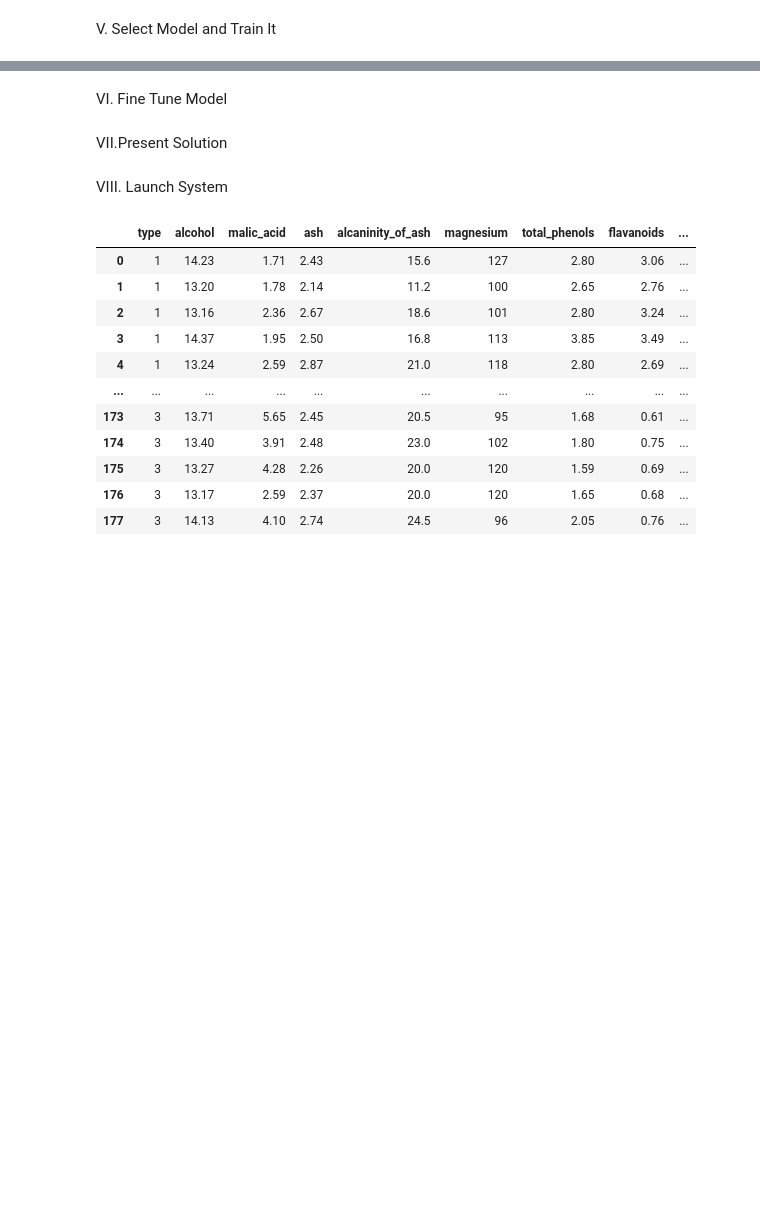
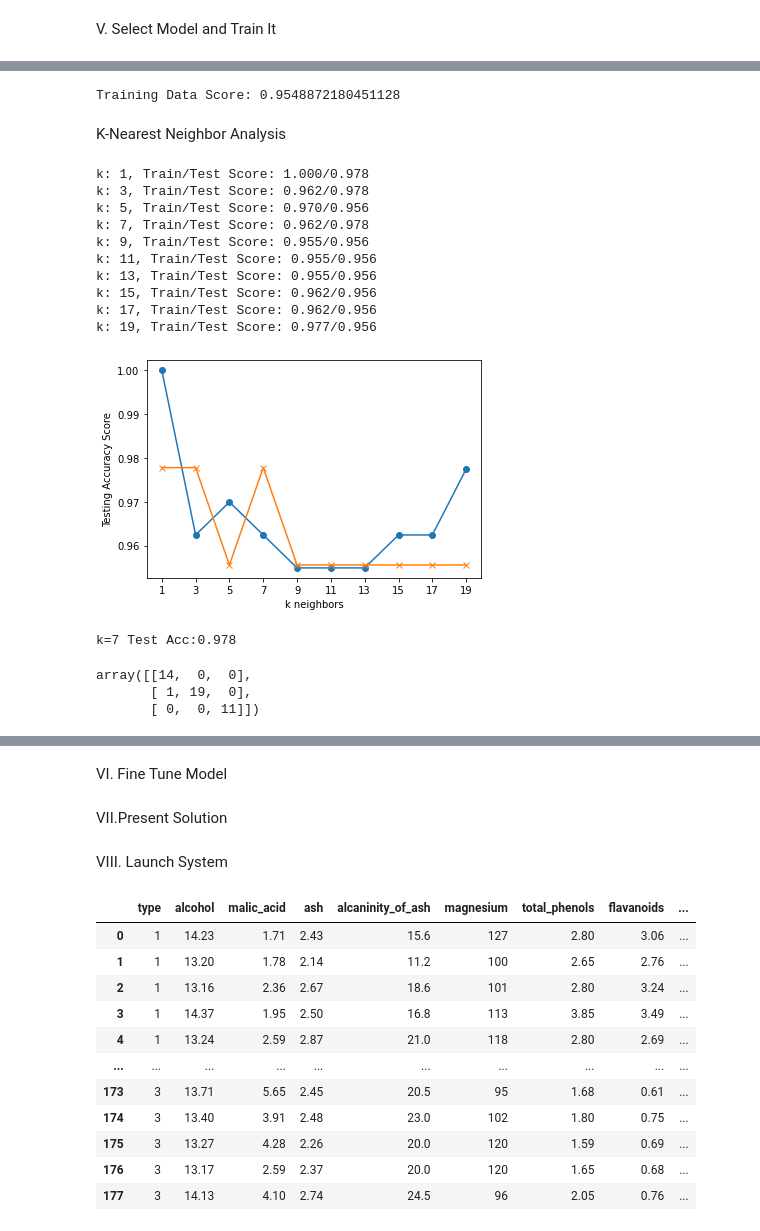
Before and after one commit to ASwigart/Group_Project_4, a Jupyter notebook: GP4_data_analysis.ipynb, the cells around one changed output, grey strips where cells are left out. Drawn from its saved outputs; the diff is of its cells as text; code cells hidden in the pictures; blank space fills up the shorter version.

```diff
--- a/GP4_data_analysis.ipynb
+++ b/GP4_data_analysis.ipynb
@@ -12,0 +95,2 @@ V. Select Model and Train It
+# %%
+classifier.fit(X_train, y_train)
@@ -12,0 +106,5 @@ V. Select Model and Train It
+# %%
+print(f"Training Data Score: {classifier.score(X_train, y_train)}")
+# print(f"Testing Data Score: {classifier.score(X_train, y_test)}")
+# %% [output]
+Training Data Score: 0.9548872180451128
@@ -12,0 +113,48 @@ V. Select Model and Train It
+# %% [markdown]
+K-Nearest Neighbor Analysis
+# %%
+from sklearn.preprocessing import StandardScaler
+X_scaler=StandardScaler().fit(X_train)
+# %%
+X_train_scaled = X_scaler.transform(X_train)
+X_test_scaled = X_scaler.transform(X_test)
+# %%
+train_scores = []
+test_scores = []
+for k in range(1,20,2):
+    knn = KNeighborsClassifier(n_neighbors=k)
+    knn.fit(X_train_scaled, y_train)
+    train_score = knn.score(X_train_scaled, y_train)
+    test_score = knn.score(X_test_scaled, y_test)
+    train_scores.append(train_score)
+    test_scores.append(test_score)
+    print(f"k: {k}, Train/Test Score: {train_score:.3f}/{test_score:.3f}")
+
+plt.plot(range(1,20,2), train_scores, marker='o')
+plt.plot(range(1,20,2), test_scores, marker = 'x')
+
+loc, labels = plt.xticks()
+
+plt.xticks(np.arange(1, max(loc), step=2))
+
+plt.xlabel("k neighbors")
+plt.ylabel("Testing Accuracy Score")
+plt.show()
+# %% [output]
+k: 1, Train/Test Score: 1.000/0.978
+k: 3, Train/Test Score: 0.962/0.978
+k: 5, Train/Test Score: 0.970/0.956
+k: 7, Train/Test Score: 0.962/0.978
+k: 9, Train/Test Score: 0.955/0.956
+k: 11, Train/Test Score: 0.955/0.956
+k: 13, Train/Test Score: 0.955/0.956
+k: 15, Train/Test Score: 0.962/0.956
+k: 17, Train/Test Score: 0.962/0.956
+k: 19, Train/Test Score: 0.977/0.956
+[figure, added]
+# %%
+knn = KNeighborsClassifier(n_neighbors=7)
+knn.fit(X_train_scaled, y_train)
+print('k=7 Test Acc:%.3f' % knn.score(X_test_scaled, y_test))
+# %% [output]
+k=7 Test Acc:0.978
@@ -12,0 +164,6 @@ V. Select Model and Train It
+# %%
+confusion_matrix(y_true, y_pred)
+# %% [output]
+array([[14,  0,  0],
+       [ 1, 19,  0],
+       [ 0,  0, 11]])
```
Also changed, not shown: parts of 26 cells of this notebook, 1 other file.
